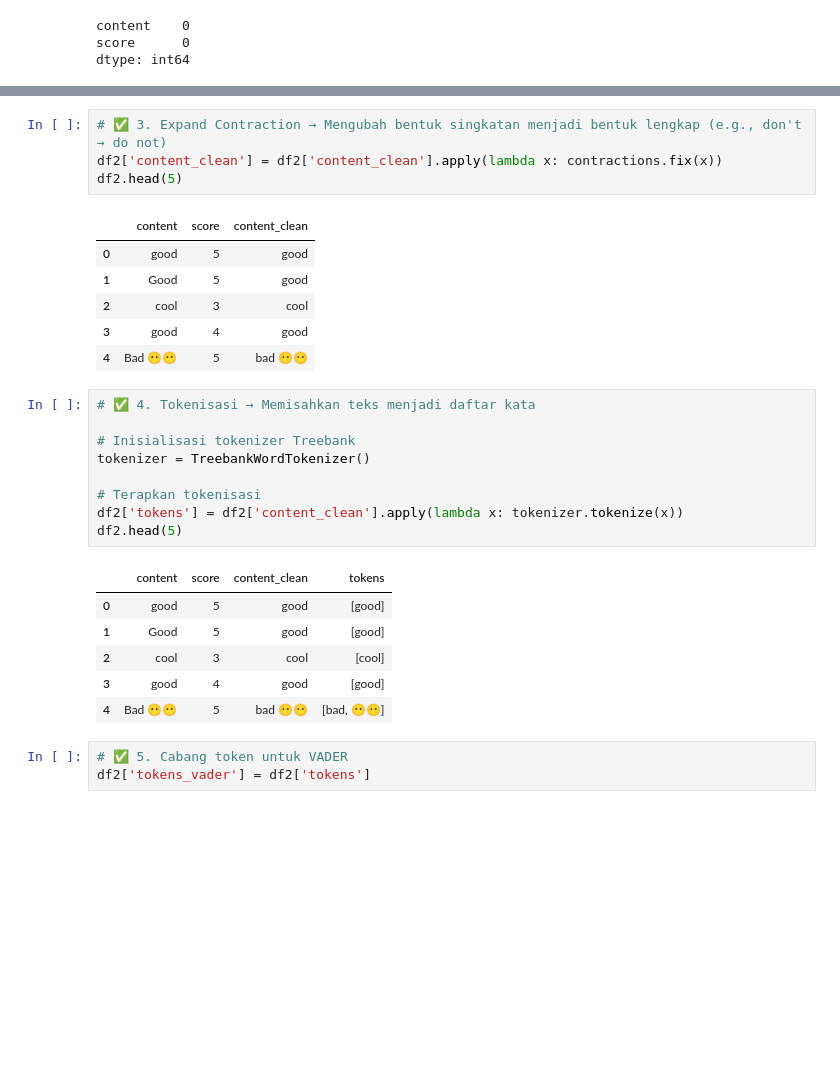
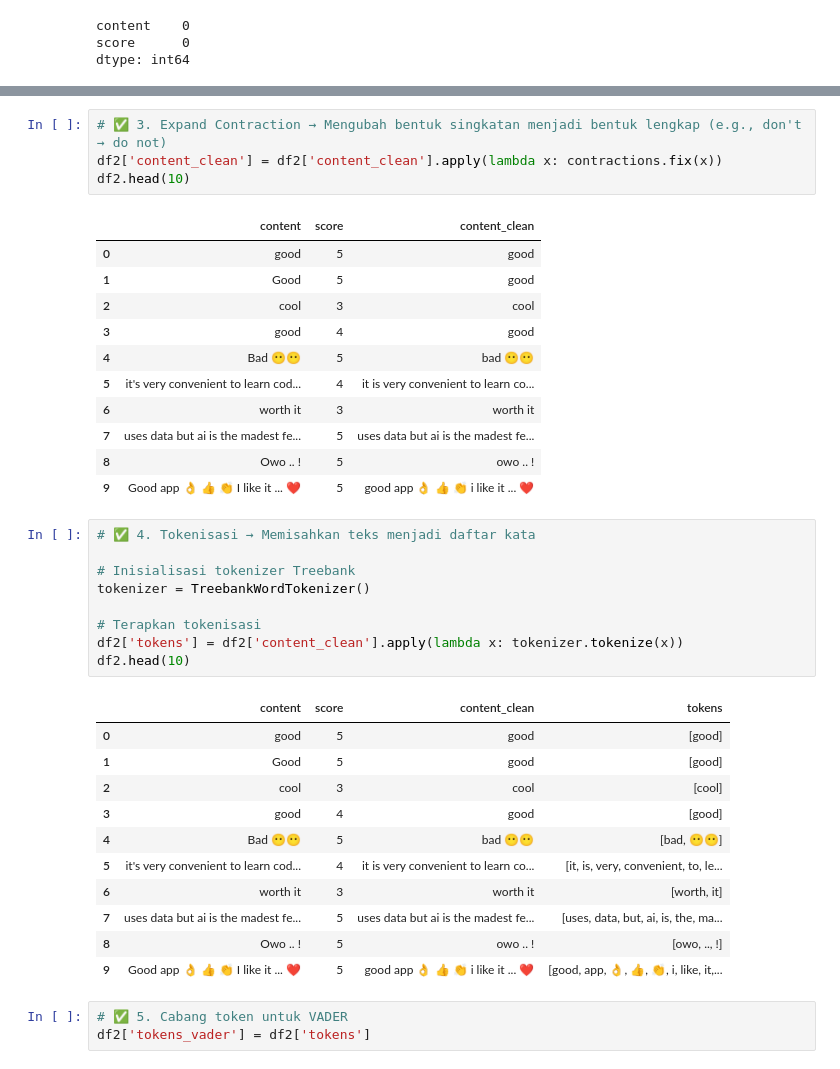
Before and after one commit to AnnisaFadila069/gamified-coding-app-analysis, a Jupyter notebook: Notebook/Apk_sololearn.ipynb, the cells around one changed output, grey strips where cells are left out. Drawn from its saved outputs; the diff is of its cells as text; blank space fills up the shorter version.

```diff
--- a/Notebook/Apk_sololearn.ipynb
+++ b/Notebook/Apk_sololearn.ipynb
@@ -169,7 +174,7 @@ df2.head(5)
 # %%
 # ✅ 3. Expand Contraction → Mengubah bentuk singkatan menjadi bentuk lengkap (e.g., don't → do not)
 df2['content_clean'] = df2['content_clean'].apply(lambda x: contractions.fix(x))
-df2.head(5)
+df2.head(10)
 # %% [output]
 |  | content | score | content_clean |
 | 0 | good | 5 | good |
@@ -177,22 +182,32 @@ df2.head(5)
 | 2 | cool | 3 | cool |
 | 3 | good | 4 | good |
 | 4 | Bad 😶😶 | 5 | bad 😶😶 |
+| 5 | it's very convenient to learn cod... | 4 | it is very convenient to learn co... |
+| 6 | worth it | 3 | worth it |
+| 7 | uses data but ai is the madest fe... | 5 | uses data but ai is the madest fe... |
+| 8 | Owo .. ! | 5 | owo .. ! |
+| 9 | Good app 👌 👍 👏 I like it ... ❤️ | 5 | good app 👌 👍 👏 i like it ... ❤️ |
 # %%
 # ✅ 4. Tokenisasi → Memisahkan teks menjadi daftar kata
 
 # Inisialisasi tokenizer Treebank
 tokenizer = TreebankWordTokenizer()
 
 # Terapkan tokenisasi
 df2['tokens'] = df2['content_clean'].apply(lambda x: tokenizer.tokenize(x))
-df2.head(5)
+df2.head(10)
 # %% [output]
 |  | content | score | content_clean | tokens |
 | 0 | good | 5 | good | [good] |
 | 1 | Good | 5 | good | [good] |
 | 2 | cool | 3 | cool | [cool] |
 | 3 | good | 4 | good | [good] |
 | 4 | Bad 😶😶 | 5 | bad 😶😶 | [bad, 😶😶] |
+| 5 | it's very convenient to learn cod... | 4 | it is very convenient to learn co... | [it, is, very, convenient, to, le... |
+| 6 | worth it | 3 | worth it | [worth, it] |
+| 7 | uses data but ai is the madest fe... | 5 | uses data but ai is the madest fe... | [uses, data, but, ai, is, the, ma... |
+| 8 | Owo .. ! | 5 | owo .. ! | [owo, .., !] |
+| 9 | Good app 👌 👍 👏 I like it ... ❤️ | 5 | good app 👌 👍 👏 i like it ... ❤️ | [good, app, 👌, 👍, 👏, i, like, it,... |
 # %%
 # ✅ 5. Cabang token untuk VADER
 df2['tokens_vader'] = df2['tokens']
```
Also changed, not shown: parts of 5 cells of this notebook, 4 other files.
